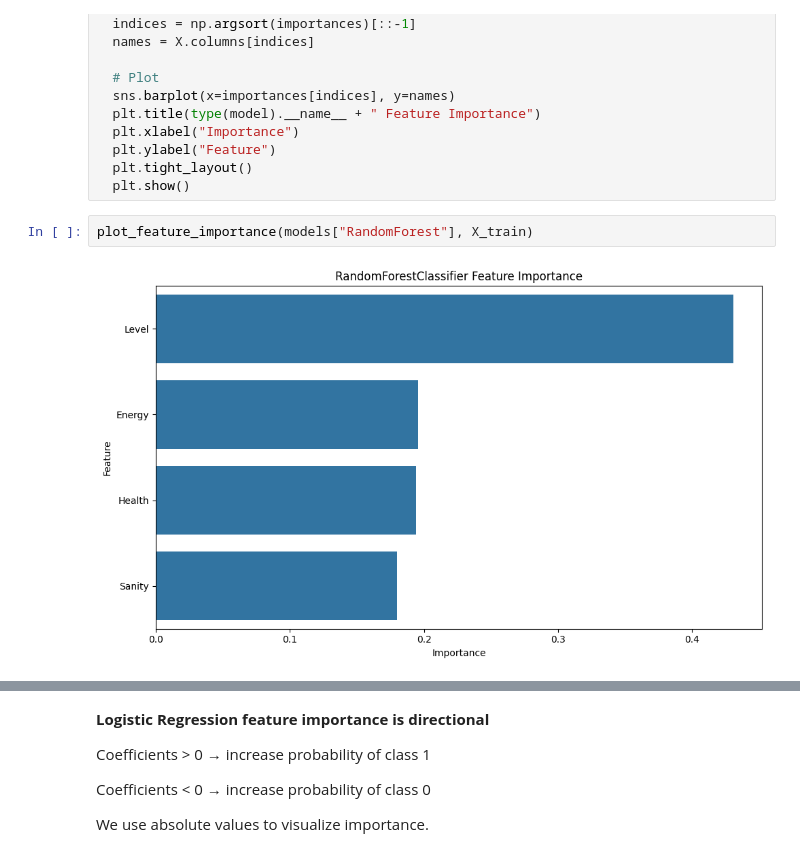
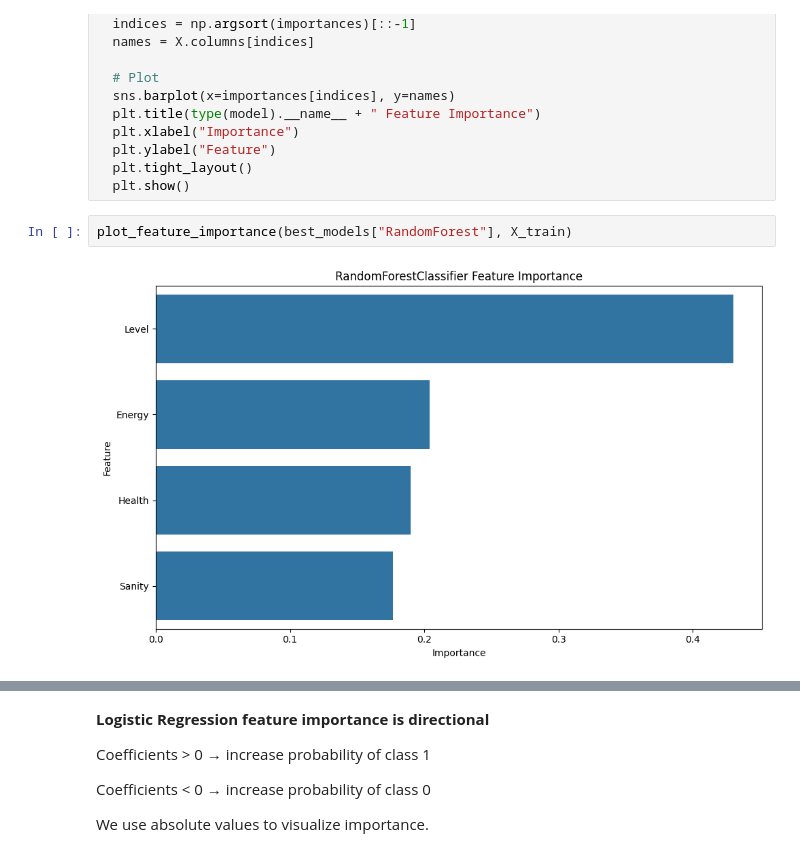
Before and after one commit to bgoueti/BandersnatchStarter, a Jupyter notebook: Machine_Learning_BandersnatchStarter_Project_Sprint_3.ipynb, the cells around one changed output, grey strips where cells are left out. Drawn from its saved outputs; the diff is of its cells as text.

```diff
--- a/Machine_Learning_BandersnatchStarter_Project_Sprint_3.ipynb
+++ b/Machine_Learning_BandersnatchStarter_Project_Sprint_3.ipynb
@@ -406,6 +409,6 @@ def plot_feature_importance(model, X):
   plt.tight_layout()
   plt.show()
 # %%
-plot_feature_importance(models["RandomForest"], X_train)
+plot_feature_importance(best_models["RandomForest"], X_train)
 # %% [output]
-[figure, old version]
+[figure, new version]
```
Also changed, not shown: parts of 29 cells of this notebook.
